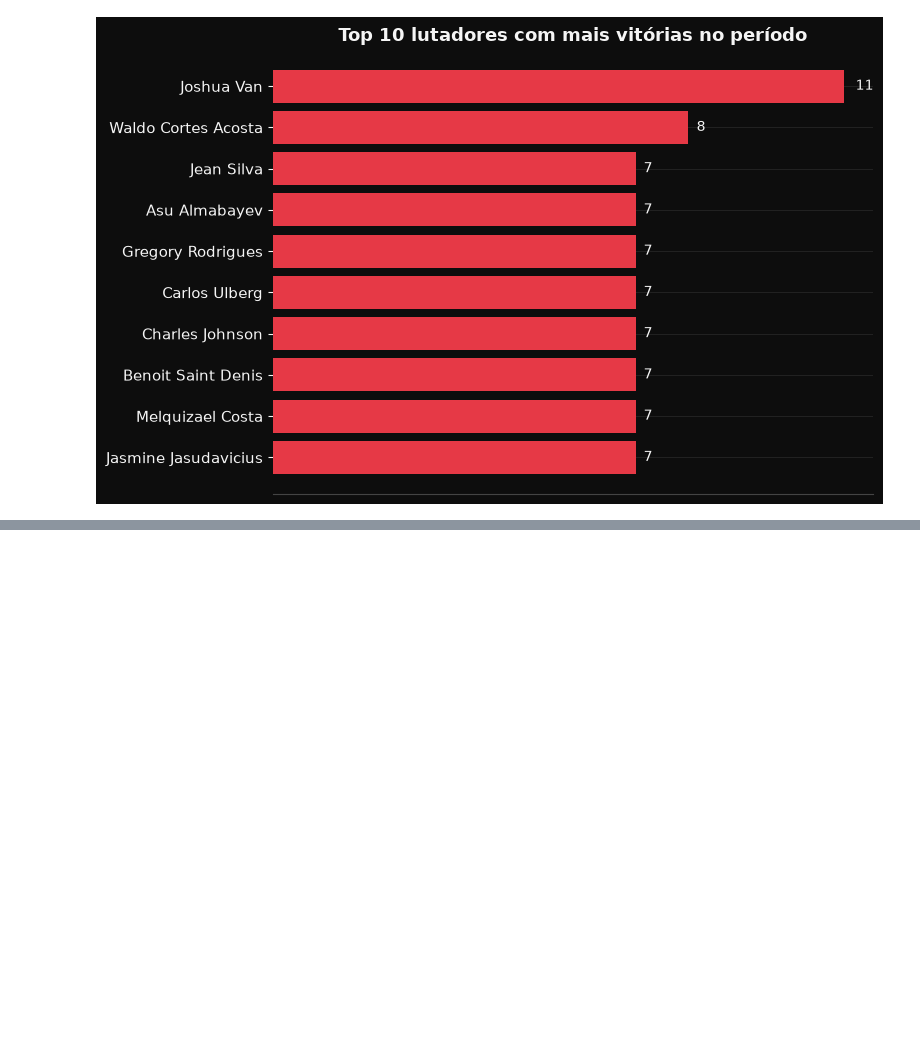
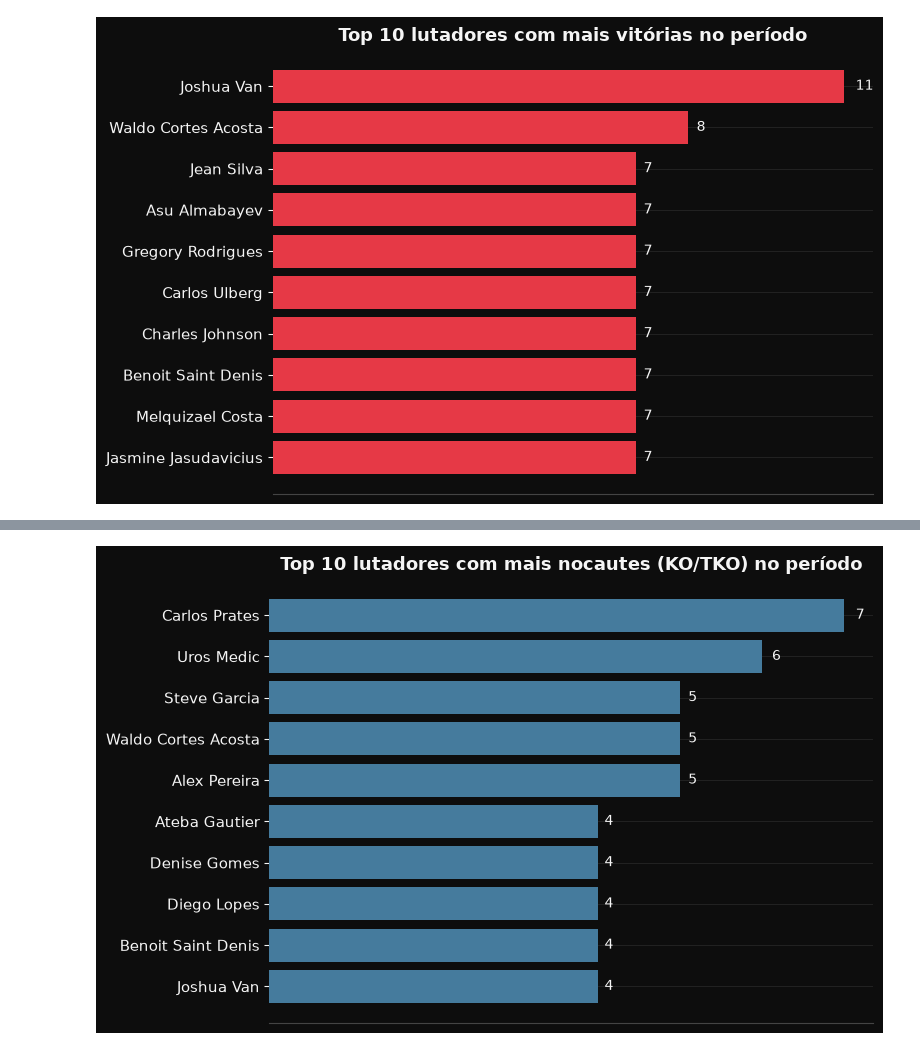
Before and after one commit to khannnn1/ufc-data, a Jupyter notebook: notebooks/02_visualizacao.ipynb, the cells around one changed output, grey strips where cells are left out. Drawn from its saved outputs; the diff is of its cells as text; code cells hidden in the pictures; blank space fills up the shorter version.

```diff
--- a/notebooks/02_visualizacao.ipynb
+++ b/notebooks/02_visualizacao.ipynb
@@ -168,0 +185,16 @@ plt.show()
+# %%
+nocautes = df[
+    (df["Resultado"] == "W") & (df["Method"].str.contains("KO/TKO", na=False))
+].groupby("Fighter").size().sort_values(ascending=False).head(10)
+
+fig, ax = plt.subplots(figsize=(8, 5))
+barras = ax.barh(nocautes.index[::-1], nocautes.values[::-1], color=COR_AZUL)
+
+adicionar_valores_barras(ax, barras)
+estilizar_grafico(ax, "Top 10 lutadores com mais nocautes (KO/TKO) no período")
+
+plt.tight_layout()
+plt.savefig("../figures/top10_nocautes.png", dpi=150, facecolor=fig.get_facecolor())
+plt.show()
+# %% [output]
+[figure, added]
```
Also changed, not shown: parts of 1 cell of this notebook, 2 other files.
